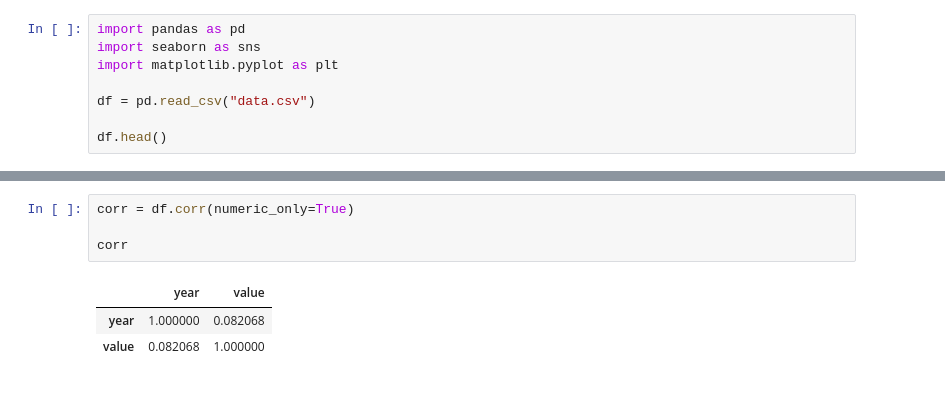
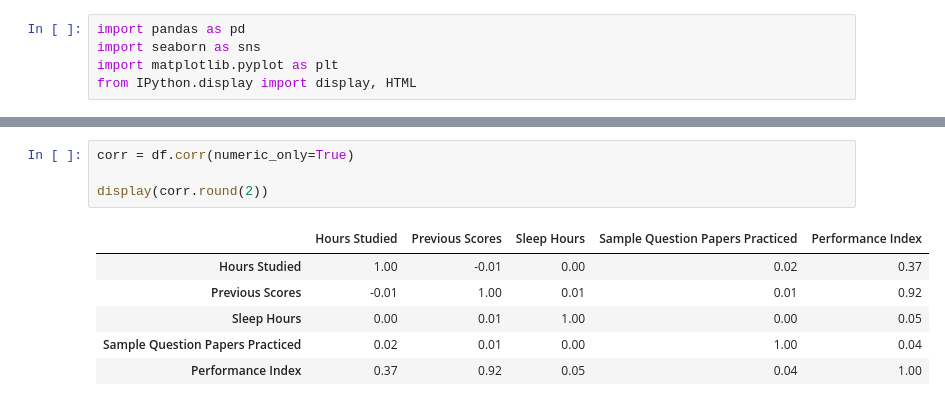
Before and after one commit to Shimaa-Habes/BinX-Training-AI-ML, a Jupyter notebook: BinX-Week2/MiniProject/miniproject.ipynb, the cells around one changed output, grey strips where cells are left out. Saved outputs shown, nothing was run; the diff lists cells and outputs as text.

```diff
--- a/BinX-Week2/MiniProject/miniproject.ipynb
+++ b/BinX-Week2/MiniProject/miniproject.ipynb
@@ -12,7 +293,4 @@ The goal is to explore the data, discover hidden patterns, identify possible iss
 import pandas as pd
 import seaborn as sns
 import matplotlib.pyplot as plt
-
-df = pd.read_csv("data.csv")
-
-df.head()
+from IPython.display import display, HTML
@@ -107,8 +380,11 @@ Remember: correlation does not mean causation.
 # %%
 corr = df.corr(numeric_only=True)
 
-corr
+display(corr.round(2))
 # %% [output]
-|  | year | value |
-| year | 1.000000 | 0.082068 |
-| value | 0.082068 | 1.000000 |
+|  | Hours Studied | Previous Scores | Sleep Hours | Sample Question Papers Practiced | Performance Index |
+| Hours Studied | 1.00 | -0.01 | 0.00 | 0.02 | 0.37 |
+| Previous Scores | -0.01 | 1.00 | 0.01 | 0.01 | 0.92 |
+| Sleep Hours | 0.00 | 0.01 | 1.00 | 0.00 | 0.05 |
+| Sample Question Papers Practiced | 0.02 | 0.01 | 0.00 | 1.00 | 0.04 |
+| Performance Index | 0.37 | 0.92 | 0.05 | 0.04 | 1.00 |
```
Also changed, not shown: parts of 26 cells of this notebook, 38 other files.
